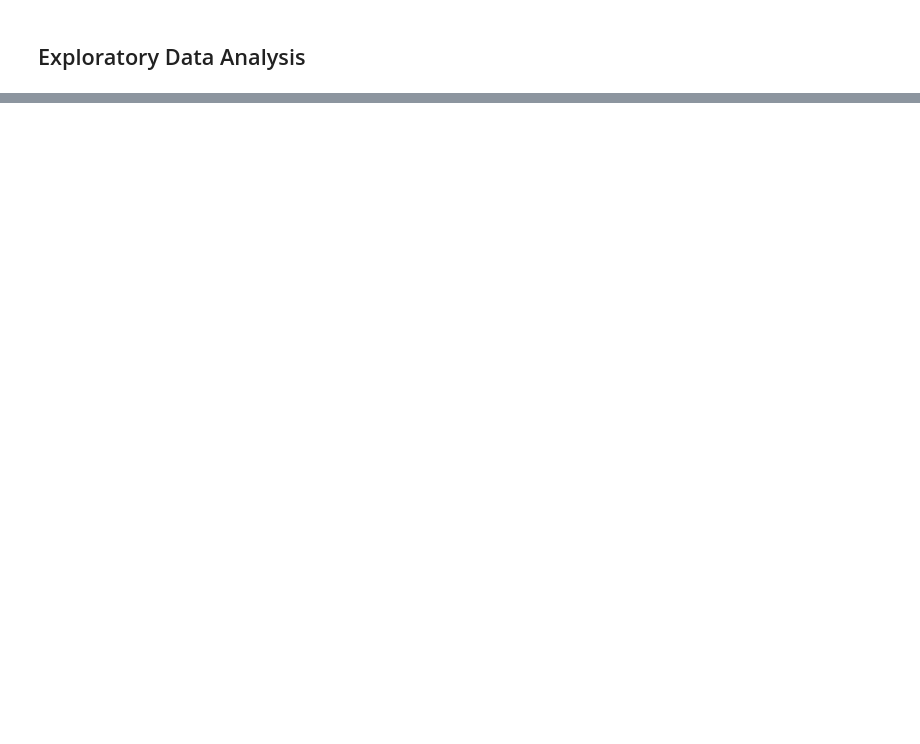
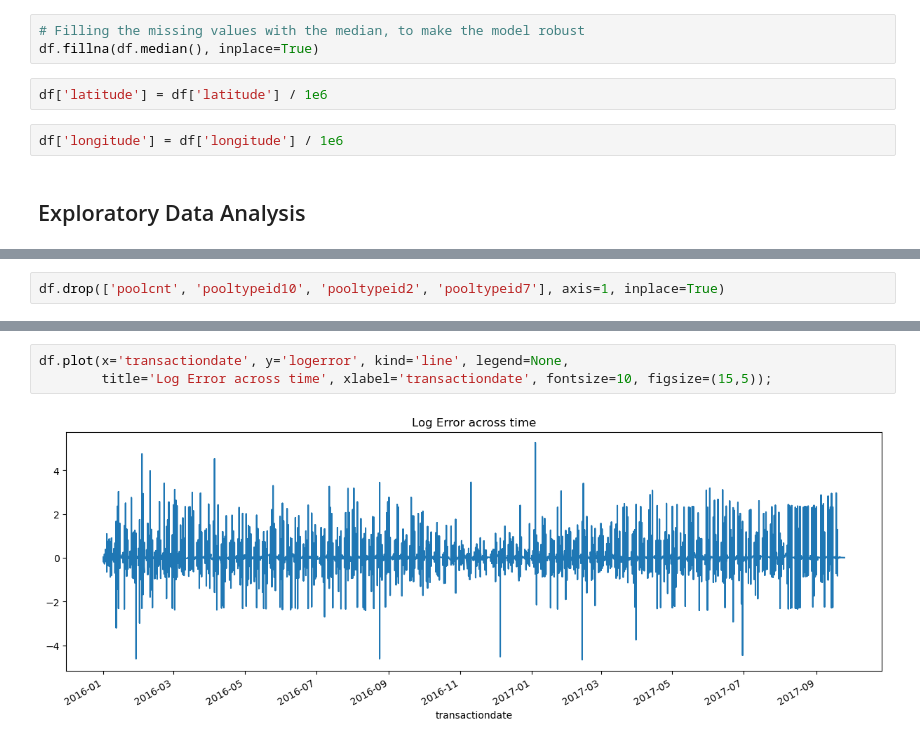
Before and after one commit to nariastoro/ml_projects, a Jupyter notebook: zillow-prize-1/zillow_notebook.ipynb, the cells around one changed output, grey strips where cells are left out. Drawn from its saved outputs; the diff is of its cells as text; blank space fills up the shorter version.

```diff
--- a/zillow-prize-1/zillow_notebook.ipynb
+++ b/zillow-prize-1/zillow_notebook.ipynb
@@ -165,4 +207,11 @@ dtype: float64
 # %%
 df["transactiondate"] = pd.to_datetime(df["transactiondate"], format="%Y-%m-%d")
+# %%
+# Filling the missing values with the median, to make the model robust
+df.fillna(df.median(), inplace=True)
+# %%
+df['latitude'] = df['latitude'] / 1e6
+# %%
+df['longitude'] = df['longitude'] / 1e6
 # %% [markdown]
 ## Exploratory Data Analysis
@@ -168,0 +249,2 @@ df["transactiondate"] = pd.to_datetime(df["transactiondate"], format="%Y-%m-%d")
+# %%
+df.drop(['poolcnt', 'pooltypeid10', 'pooltypeid2', 'pooltypeid7'], axis=1, inplace=True)
@@ -168,0 +275,5 @@ df["transactiondate"] = pd.to_datetime(df["transactiondate"], format="%Y-%m-%d")
+# %%
+df.plot(x='transactiondate', y='logerror', kind='line', legend=None,
+        title='Log Error across time', xlabel='transactiondate', fontsize=10, figsize=(15,5));
+# %% [output]
+[figure, added]
```
Also changed, not shown: parts of 16 cells of this notebook.
